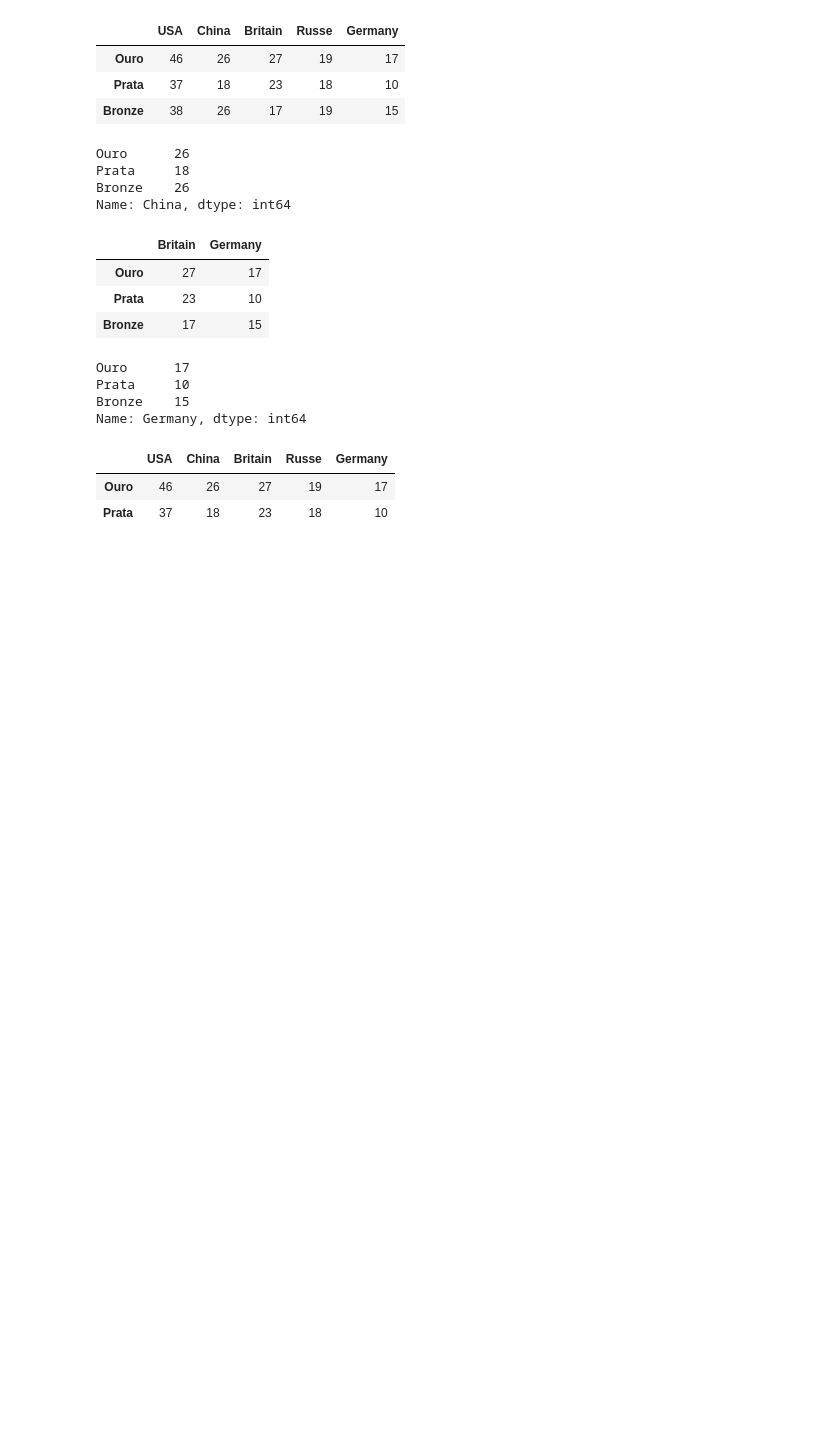
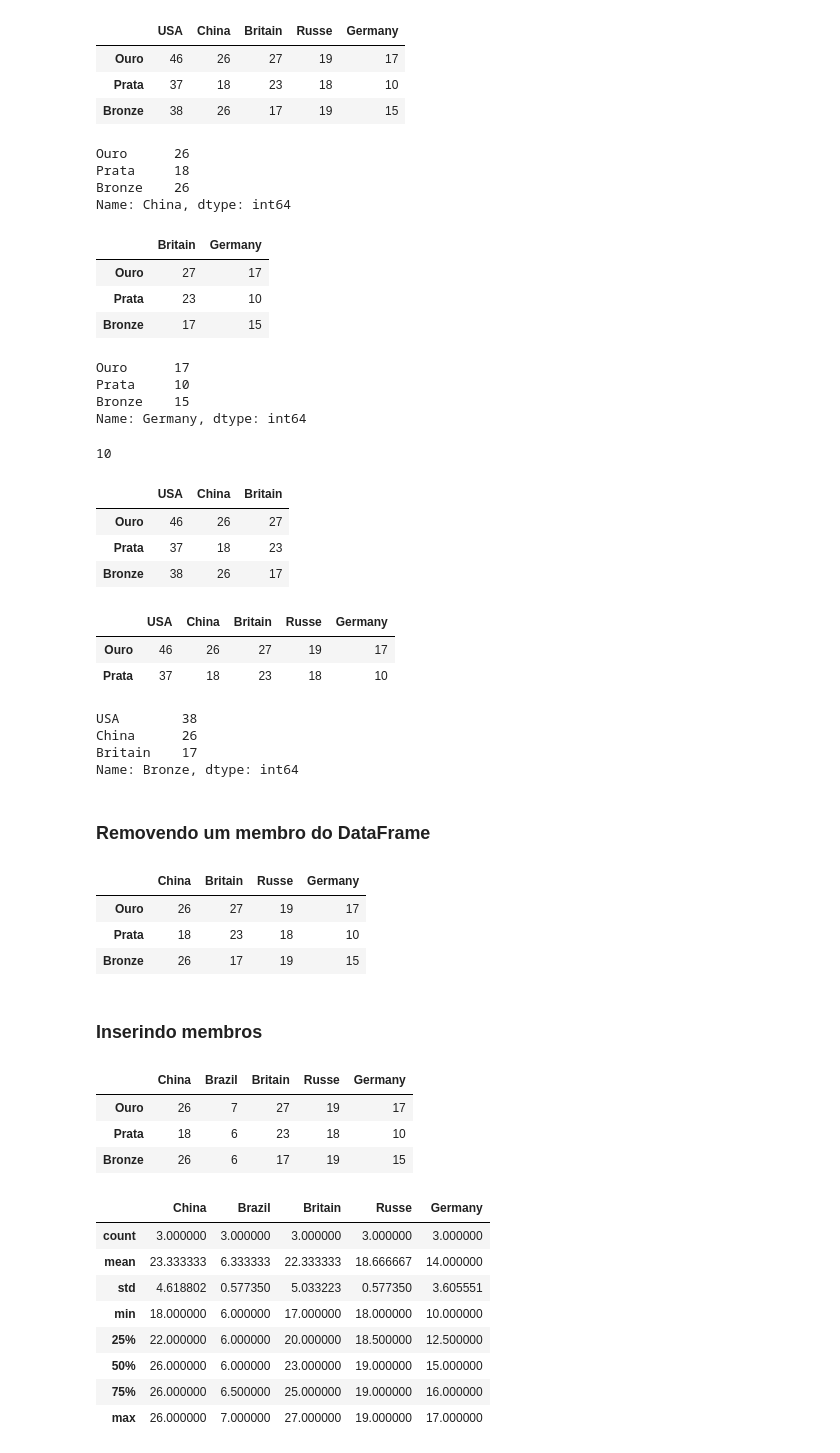
Before and after one commit to lfilipeAndrade/Pandas, a Jupyter notebook: 01-Manipulação_de_dados_com_Pandas.ipynb, the cells around one changed output. Drawn from its saved outputs; the diff is of its cells as text; code cells hidden in the pictures; blank space fills up the shorter version.

```diff
--- a/01-Manipulação_de_dados_com_Pandas.ipynb
+++ b/01-Manipulação_de_dados_com_Pandas.ipynb
@@ -263,8 +263,6 @@ Prata     10
 Bronze    15
 Name: Germany, dtype: int64
 # %%
-rio_2016[:'Prata']
+rio_2016.loc['Prata','Germany']
 # %% [output]
-|  | USA | China | Britain | Russe | Germany |
-| Ouro | 46 | 26 | 27 | 19 | 17 |
-| Prata | 37 | 18 | 23 | 18 | 10 |
+10
@@ -272,0 +269,54 @@ rio_2016[:'Prata']
+# %%
+# Filtrando apenas as colunas onde Ouro > 20
+rio_2016.loc[:,rio_2016.loc['Ouro']>20]
+# %% [output]
+|  | USA | China | Britain |
+| Ouro | 46 | 26 | 27 |
+| Prata | 37 | 18 | 23 |
+| Bronze | 38 | 26 | 17 |
+# %%
+rio_2016.iloc[:2]
+# %% [output]
+|  | USA | China | Britain | Russe | Germany |
+| Ouro | 46 | 26 | 27 | 19 | 17 |
+| Prata | 37 | 18 | 23 | 18 | 10 |
+# %%
+rio_2016.iloc[2,0:3]
+# %% [output]
+USA        38
+China      26
+Britain    17
+Name: Bronze, dtype: int64
+# %% [markdown]
+### Removendo um membro do DataFrame
+# %%
+del rio_2016['USA']
+rio_2016
+# %% [output]
+|  | China | Britain | Russe | Germany |
+| Ouro | 26 | 27 | 19 | 17 |
+| Prata | 18 | 23 | 18 | 10 |
+| Bronze | 26 | 17 | 19 | 15 |
+# %% [markdown]
+### Inserindo membros
+# %%
+# O primeiro argumento do .insert é a posição de inserção da nova coluna, nome e por último os valores para cada linha
+rio_2016.insert(1,'Brazil',(7,6,6))
+rio_2016
+# %% [output]
+|  | China | Brazil | Britain | Russe | Germany |
+| Ouro | 26 | 7 | 27 | 19 | 17 |
+| Prata | 18 | 6 | 23 | 18 | 10 |
+| Bronze | 26 | 6 | 17 | 19 | 15 |
+# %%
+rio_2016.describe()
+# %% [output]
+|  | China | Brazil | Britain | Russe | Germany |
+| count | 3.000000 | 3.000000 | 3.000000 | 3.000000 | 3.000000 |
+| mean | 23.333333 | 6.333333 | 22.333333 | 18.666667 | 14.000000 |
+| std | 4.618802 | 0.577350 | 5.033223 | 0.577350 | 3.605551 |
+| min | 18.000000 | 6.000000 | 17.000000 | 18.000000 | 10.000000 |
+| 25% | 22.000000 | 6.000000 | 20.000000 | 18.500000 | 12.500000 |
+| 50% | 26.000000 | 6.000000 | 23.000000 | 19.000000 | 15.000000 |
+| 75% | 26.000000 | 6.500000 | 25.000000 | 19.000000 | 16.000000 |
+| max | 26.000000 | 7.000000 | 27.000000 | 19.000000 | 17.000000 |
```
Also changed, not shown: parts of 1 cell of this notebook.
